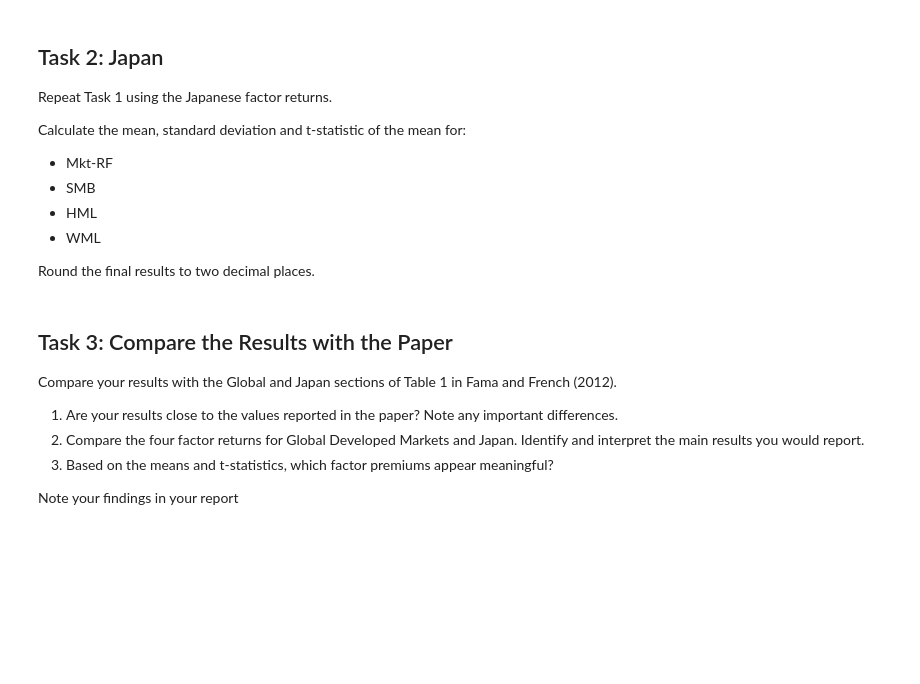
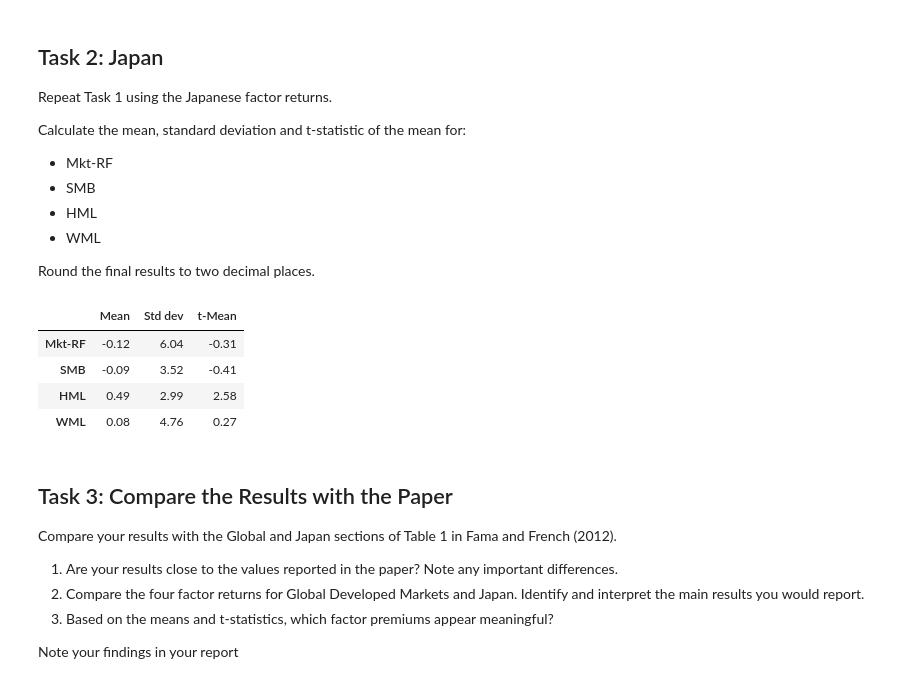
Before and after one commit to NyxsBlue/fram_project_1, a Jupyter notebook: 01_replicate_table1.ipynb, the cells around one changed output. Cells and saved outputs as stored; diff of their text form; code cells hidden in the pictures; blank space fills up the shorter version.

```diff
--- a/01_replicate_table1.ipynb
+++ b/01_replicate_table1.ipynb
@@ -85,7 +104,21 @@ Calculate the mean, standard deviation and t-statistic of the mean for:
 
 Round the final results to two decimal places.
 # %%
-# Write your code here
+n_japan = len(japan)
+
+table1_japan = pd.DataFrame({
+    "Mean": japan[factors].mean(),
+    "Std dev": japan[factors].std(),
+    "t-Mean": japan[factors].mean() / (japan[factors].std() / np.sqrt(n_japan)),
+}).round(2)
+
+table1_japan
+# %% [output]
+|  | Mean | Std dev | t-Mean |
+| Mkt-RF | -0.12 | 6.04 | -0.31 |
+| SMB | -0.09 | 3.52 | -0.41 |
+| HML | 0.49 | 2.99 | 2.58 |
+| WML | 0.08 | 4.76 | 0.27 |
 # %% [markdown]
 ## Task 3: Compare the Results with the Paper
 
```
Also changed, not shown: parts of 5 cells of this notebook.
